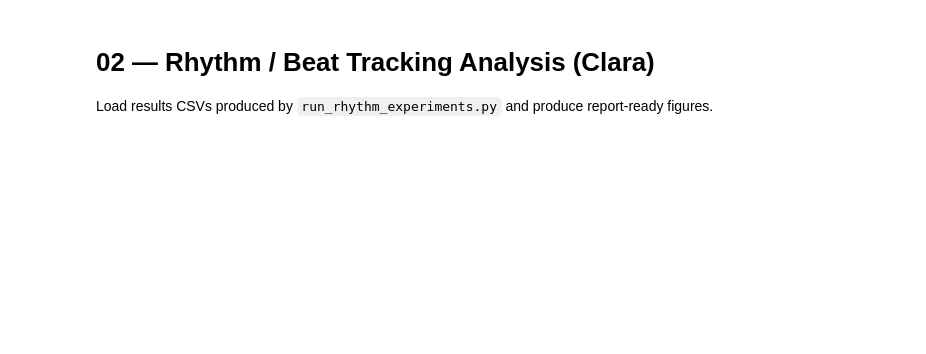
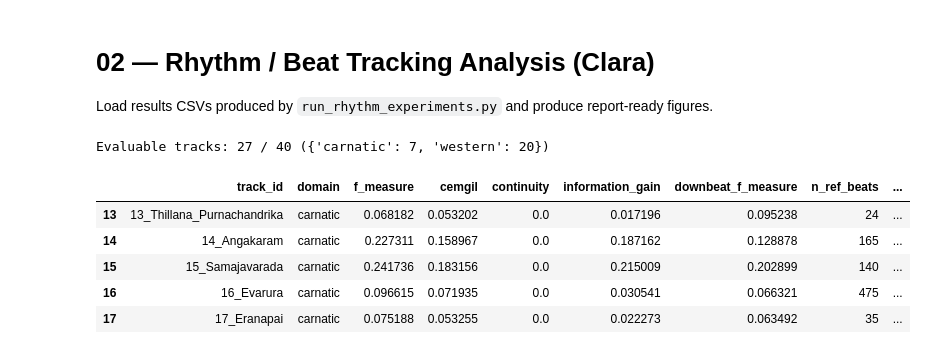
Before and after one commit to loulou413/musico, a Jupyter notebook: notebooks/02_rhythm_analysis.ipynb, the cells around one changed output. Cells and saved outputs as stored; diff of their text form; code cells hidden in the pictures; blank space fills up the shorter version.

```diff
--- a/notebooks/02_rhythm_analysis.ipynb
+++ b/notebooks/02_rhythm_analysis.ipynb
@@ -4,11 +5,22 @@ Load results CSVs produced by `run_rhythm_experiments.py` and produce report-rea
 # %%
 import sys; sys.path.insert(0, '..')
 import pandas as pd
 import matplotlib.pyplot as plt
 import seaborn as sns
 
-df = pd.read_csv('../results/rhythm/beat_results.csv')
+df_all = pd.read_csv('../results/rhythm/madmom/beat_results.csv')
+# Only keep tracks where ground-truth beats were available
+df = df_all[df_all['n_ref_beats'] > 0].copy()
+print(f"Evaluable tracks: {len(df)} / {len(df_all)} ({df.groupby('domain').size().to_dict()})")
 df.head()
+# %% [output]
+Evaluable tracks: 27 / 40 ({'carnatic': 7, 'western': 20})
+|  | track_id | domain | f_measure | cemgil | continuity | information_gain | downbeat_f_measure | n_ref_beats | ... |
+| 13 | 13_Thillana_Purnachandrika | carnatic | 0.068182 | 0.053202 | 0.0 | 0.017196 | 0.095238 | 24 | ... |
+| 14 | 14_Angakaram | carnatic | 0.227311 | 0.158967 | 0.0 | 0.187162 | 0.128878 | 165 | ... |
+| 15 | 15_Samajavarada | carnatic | 0.241736 | 0.183156 | 0.0 | 0.215009 | 0.202899 | 140 | ... |
+| 16 | 16_Evarura | carnatic | 0.096615 | 0.071935 | 0.0 | 0.030541 | 0.066321 | 475 | ... |
+| 17 | 17_Eranapai | carnatic | 0.075188 | 0.053255 | 0.0 | 0.022273 | 0.063492 | 35 | ... |
 # %%
 # F-measure by domain
 fig, axes = plt.subplots(1, 2, figsize=(12, 4))
```
Also changed, not shown: parts of 4 cells of this notebook.
